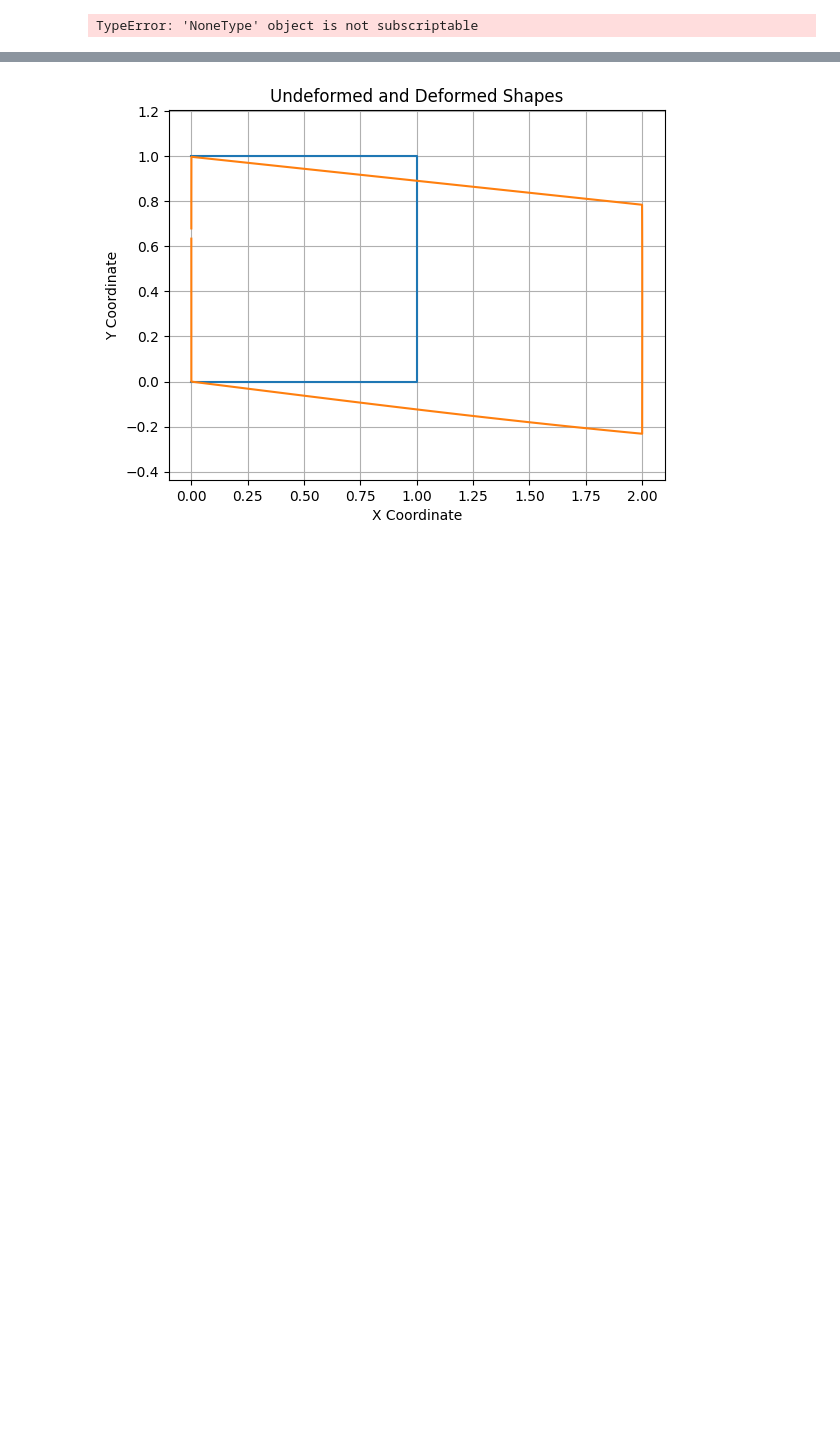
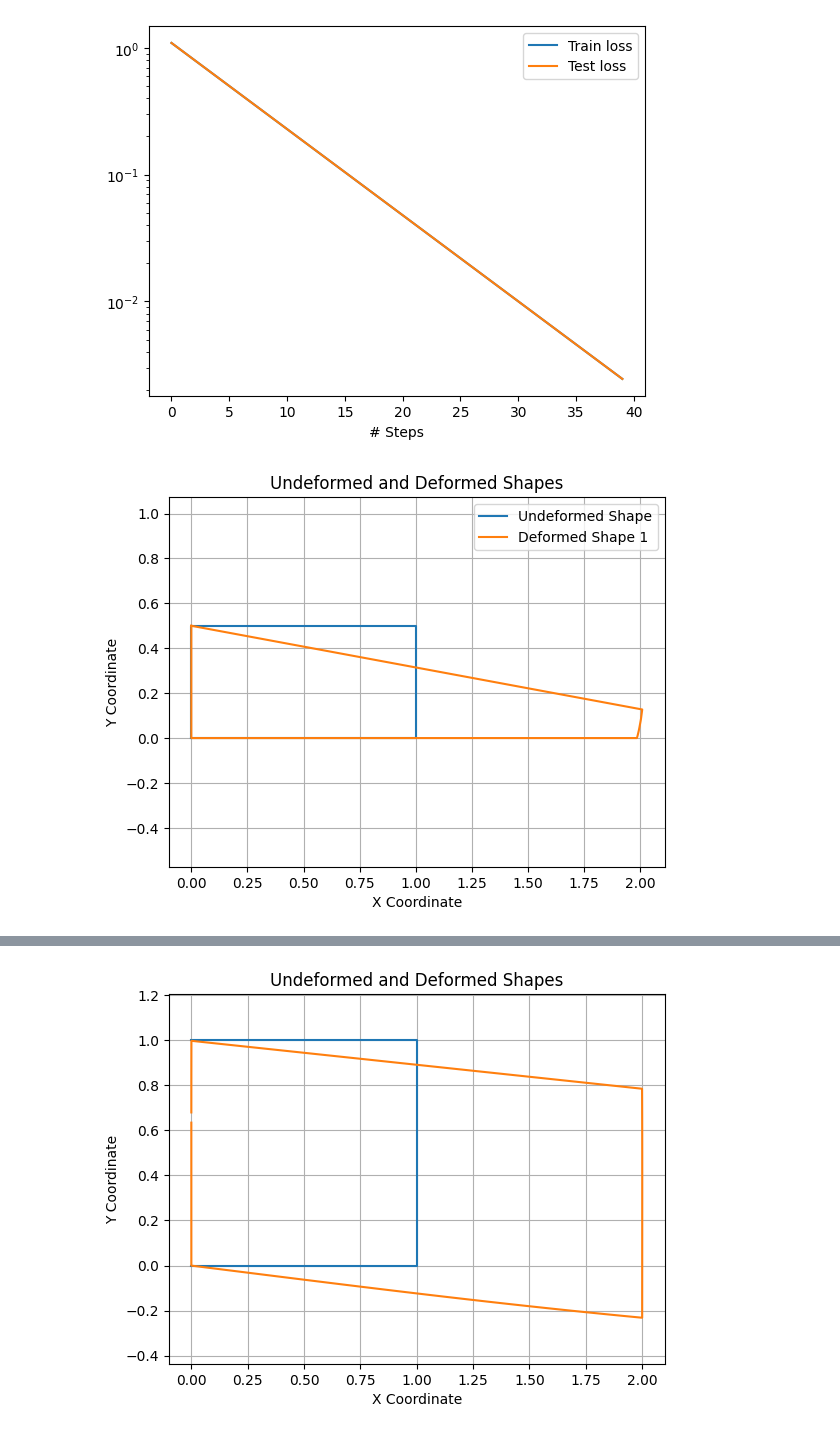
Before and after one commit to AhmadAkbariR/deepxde, a Jupyter notebook: examples/operator/elasticity-2D-AAR.ipynb, the cells around one changed output, grey strips where cells are left out. Drawn from its saved outputs; the diff is of its cells as text; code cells hidden in the pictures; blank space fills up the shorter version.

Commit message:
imposed the right boundary constraint: 2*nu * u_x + v_y = 0

```diff
--- a/examples/operator/elasticity-2D-AAR.ipynb
+++ b/examples/operator/elasticity-2D-AAR.ipynb
@@ -256,42 +259,33 @@ def boundary_top(x, on_boundary):
 def boundary_bottom(x, on_boundary):
     return on_boundary and np.isclose(x[1], 0)
 
-def Pde_constraint(x , u):
+def Right_constraint(x , u, X=[]):
     # Compute the gradients
+    u_grad_x = dde.grad.jacobian(u, x, i=0, j=0)  # ∂u/∂x
     v_grad_y = dde.grad.jacobian(u, x, i=1, j=1)  # ∂v/∂y
     nu = 0.3
-    print(f"v_grad_y: {v_grad_y}")
     # The Neumann condition: 2*nu*∂u/∂x + ∂v/∂y = 0
-    return  -v_grad_y/(2*nu)
+    return  (2*nu)* u_grad_x + v_grad_y
 
 
 # Define the boundary conditions using DirichletBC
 #bc1 = dde.DirichletBC(geom, lambda x: 0, boundary_left, component=0)    # u(x=0, y) = 0
 #bc2 = dde.DirichletBC(geom, lambda x: 0, boundary_left, component=1)    # v(x=0, y) = 0
-bc3 = dde.DirichletBC(geom, lambda x: 1, boundary_right, component=0)  # u(x=1, y) = 1
-bc3_constraint = dde.NeumannBC(geom, Pde_constraint, boundary_right, component=0)  # u(x=1, y) = 1
+bc_right = dde.DirichletBC(geom, lambda x: 1, boundary_right, component=0)  # u(x=1, y) = 1
+bc_right_cstrit = dde. OperatorBC(geom, Right_constraint, boundary_right)  # u(x=1, y) = 1
+
 #bc4 = dde.DirichletBC(geom, lambda x: 0, boundary_bottom, component=1)  # v(x, y=0) = 0
 #bc5 = dde.NeumannBC(geom, lambda x: 0, boundary_bottom, component=1)  #
 #bc6 = dde.NeumannBC(geom, lambda x: 0, boundary_top, component=0)  #
 #bc7 = dde.NeumannBC(geom, lambda x: 0, boundary_top, component=1)  #
 # Define the Neumann boundary condition
 
-'''
-def Pde_constraint(x , u):
-    # Compute the gradients
-    u_grad_x = dde.grad.jacobian(u, x, i=0, j=0)  # ∂u/∂x
-    v_grad_y = dde.grad.jacobian(u, x, i=1, j=1)  # ∂v/∂y
-    nu = 0.3
-    print(f"v_grad_y: {v_grad_y}")
-    # The Neumann condition: 2*nu*∂u/∂x + ∂v/∂y = 0
-    return u_grad_x + v_grad_y/(2*nu)
-'''
 
 # If you want both u and v to be zero at the boundary x = 0
 # You can have something like:
 # bc4 = dde.DirichletBC(geom, lambda x: 0, boundary_v_1)  # v(x=0, y) = 0
 # Create a data object for the PDE
-data = dde.data.PDE(geom, pde_system, [bc3, bc3_constraint ], num_domain=1000, num_boundary=100)
+data = dde.data.PDE(geom, pde_system, [bc_right, bc_right_cstrit], num_domain=1000, num_boundary=100)
 
 
 net = dde.nn.PFNN([2,[200, 200], [200, 200], [200, 200], 2], "relu", "Glorot uniform")
@@ -389 +394,2 @@ Training model...
-TypeError: 'NoneType' object is not subscriptable
+[figure, added]
+[figure, added]
```
Also changed, not shown: parts of 2 cells of this notebook.
